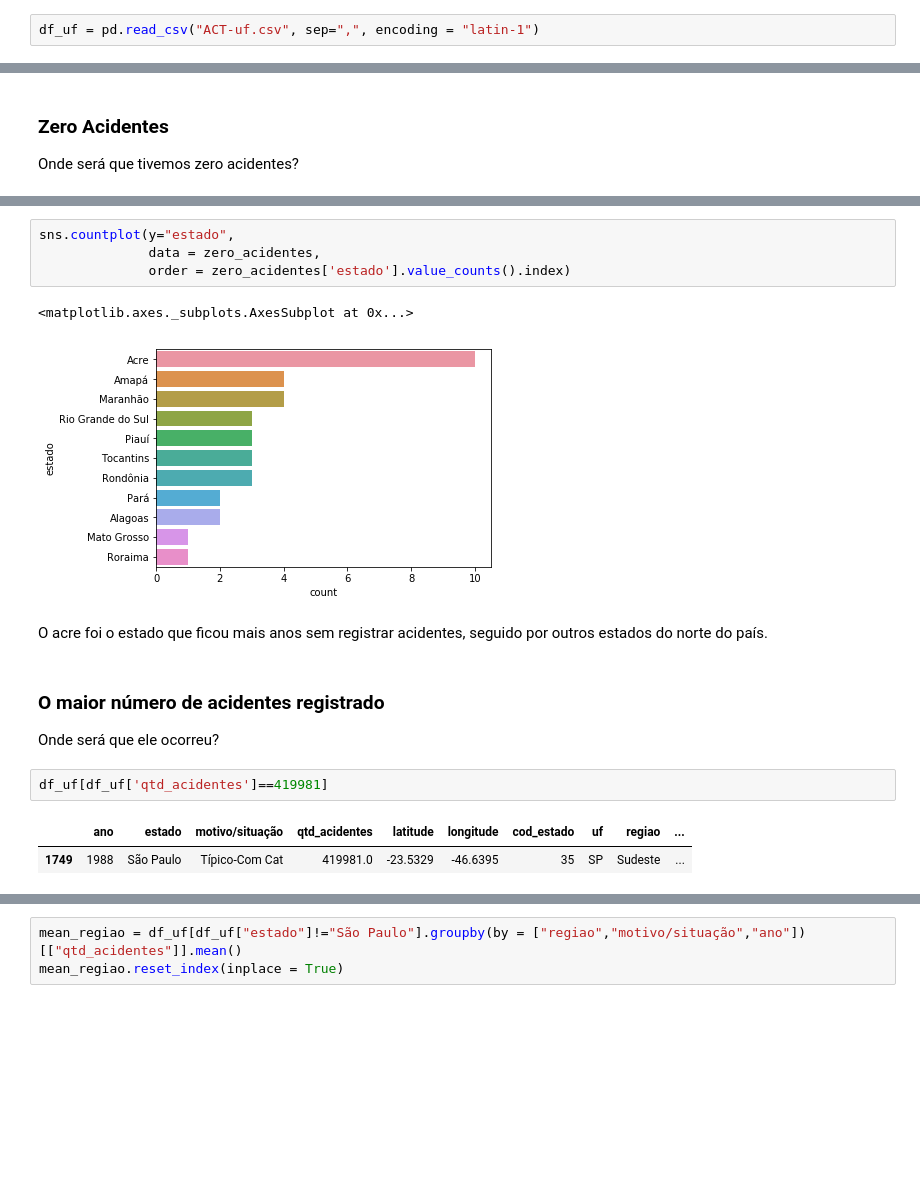
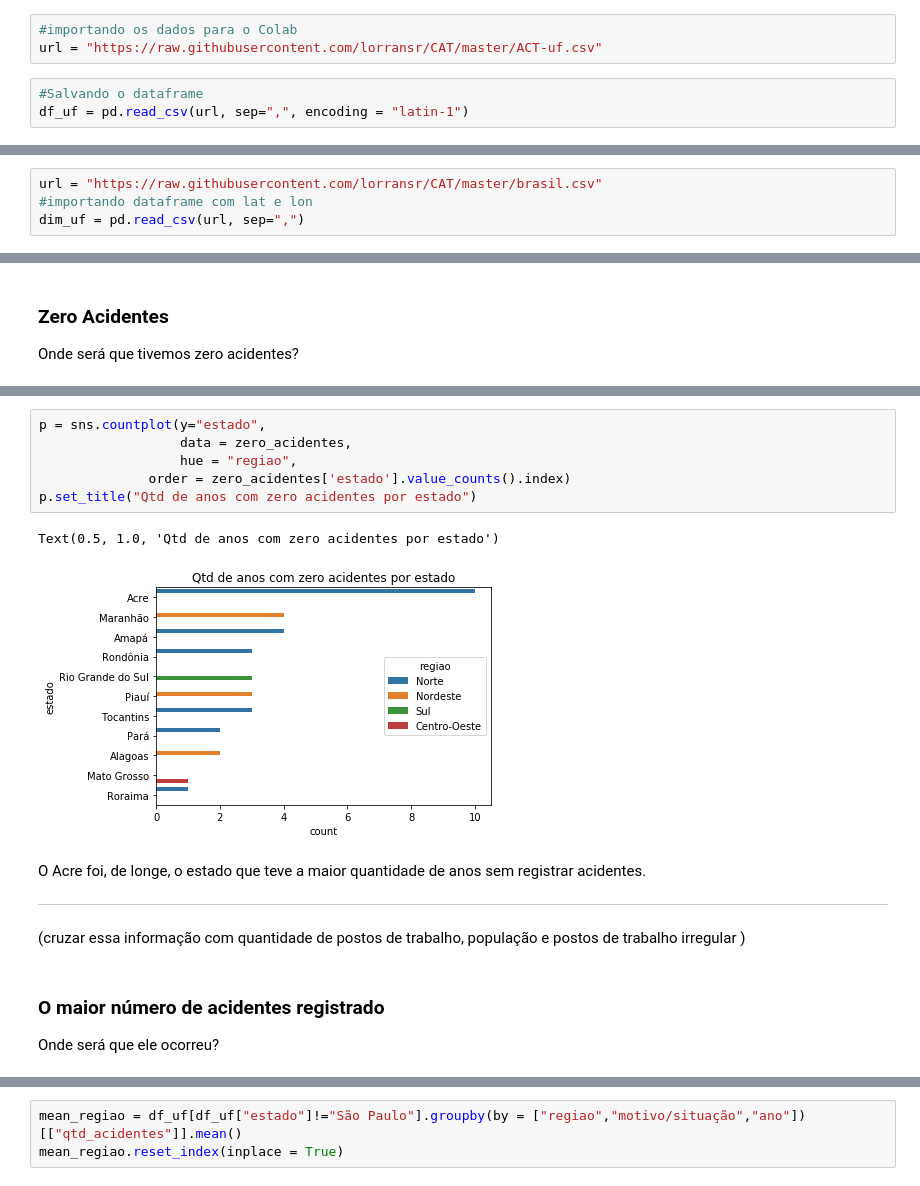
Before and after one commit to lorransr/CAT, a Jupyter notebook: Acidentes_de_Trabalho.ipynb, the cells around one changed output, grey strips where cells are left out. Drawn from its saved outputs; the diff is of its cells as text; blank space fills up the shorter version.

```diff
--- a/Acidentes_de_Trabalho.ipynb
+++ b/Acidentes_de_Trabalho.ipynb
@@ -56,3 +47,7 @@ for fn in uploaded.keys():
+# %%
+#importando os dados para o Colab
+url = "https://raw.githubusercontent.com/lorransr/CAT/master/ACT-uf.csv"
 # %%
-df_uf = pd.read_csv("ACT-uf.csv", sep=",", encoding = "latin-1")
+#Salvando o dataframe
+df_uf = pd.read_csv(url, sep=",", encoding = "latin-1")
 # %%
@@ -82,3 +80,7 @@ dim_uf = pd.read_csv("brasil.csv", sep=",")
+# %%
+url = "https://raw.githubusercontent.com/lorransr/CAT/master/brasil.csv"
+#importando dataframe com lat e lon
+dim_uf = pd.read_csv(url, sep=",")
 # %%
 dim_uf.head()
 # %% [output]
@@ -188,18 +201,19 @@ Os estados do norte apresentam a maior prevalência de anos sem acidente de qual
 # %%
-sns.countplot(y="estado",
-              data = zero_acidentes,
+p = sns.countplot(y="estado",
+                  data = zero_acidentes,
+                  hue = "regiao",
               order = zero_acidentes['estado'].value_counts().index)
+p.set_title("Qtd de anos com zero acidentes por estado")
 # %% [output]
-<matplotlib.axes._subplots.AxesSubplot at 0x...>
+Text(0.5, 1.0, 'Qtd de anos com zero acidentes por estado')
-[figure, old version]
+[figure, new version]
-# %% [markdown]
-O acre foi o estado que ficou mais anos sem registrar acidentes, seguido por outros estados do norte do país.
+# %% [markdown]
+O Acre foi, de longe, o estado que teve a maior quantidade de anos sem registrar acidentes.
+
+---
+
+(cruzar essa informação com quantidade de postos de trabalho, população e postos de trabalho irregular )
 # %% [markdown]
 ### O maior número de acidentes registrado
 
 Onde será que ele ocorreu?
-# %%
-df_uf[df_uf['qtd_acidentes']==419981]
-# %% [output]
-|  | ano | estado | motivo/situação | qtd_acidentes | latitude | longitude | cod_estado | uf | regiao | ... |
-| 1749 | 1988 | São Paulo | Típico-Com Cat | 419981.0 | -23.5329 | -46.6395 | 35 | SP | Sudeste | ... |
```
Also changed, not shown: parts of 35 cells of this notebook.
